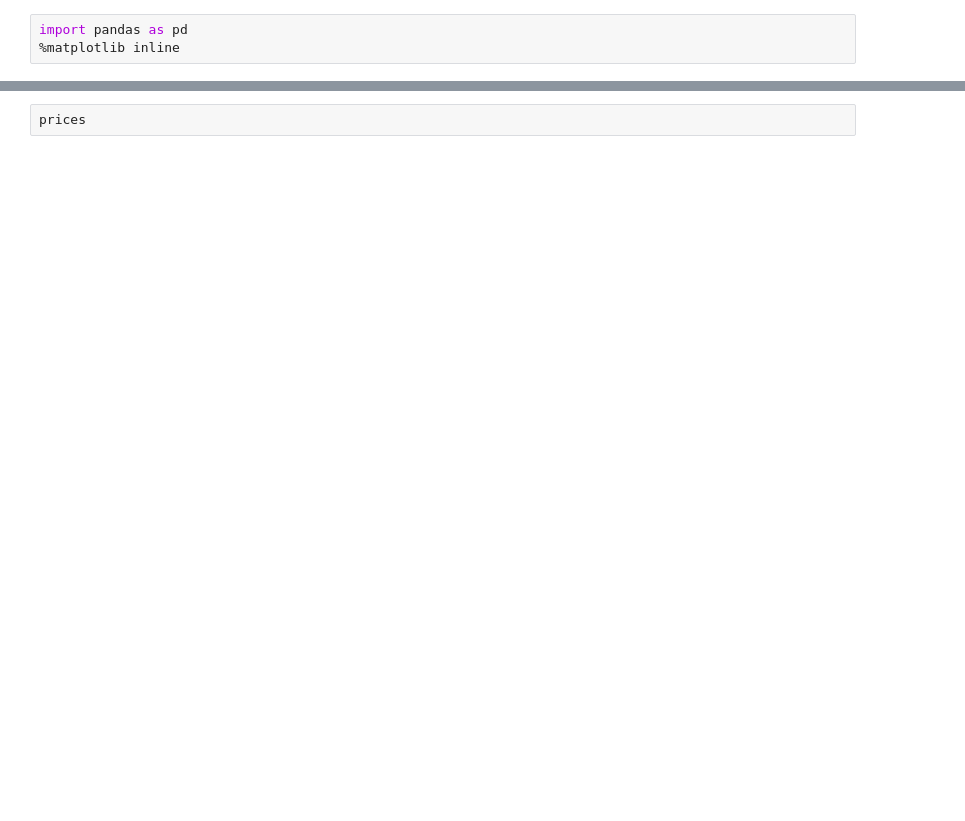
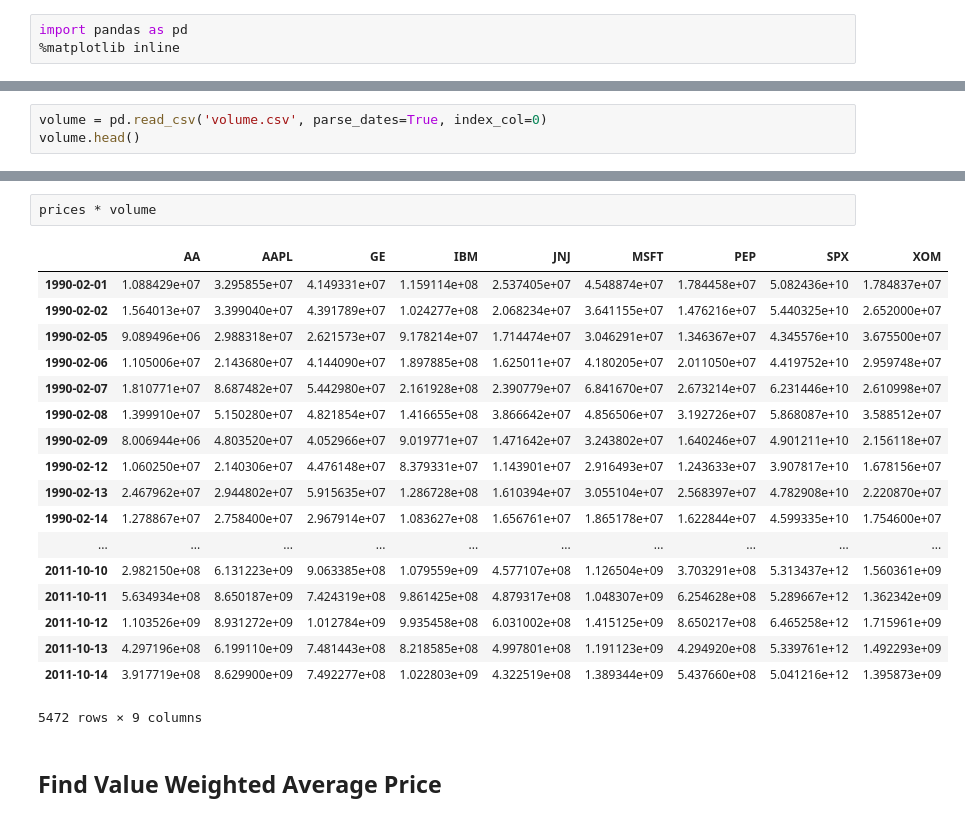
Before and after one commit to kevin11h/Python-for-Data-Analysis, a Jupyter notebook: Chapter-11-Financial-and-Economic-Data-Applications/Financial and Economic Data Applications.ipynb, the cells around one changed output, grey strips where cells are left out. Drawn from its saved outputs; the diff is of its cells as text; blank space fills up the shorter version.

```diff
--- a/Chapter-11-Financial-and-Economic-Data-Applications/Financial and Economic Data Applications.ipynb
+++ b/Chapter-11-Financial-and-Economic-Data-Applications/Financial and Economic Data Applications.ipynb
@@ -14,0 +15,3 @@ prices.head()
+# %%
+volume = pd.read_csv('volume.csv', parse_dates=True, index_col=0)
+volume.head()
@@ -15,2 +25,23 @@ prices.head()
 # %%
-prices
+prices * volume
+# %% [output]
+|  | AA | AAPL | GE | IBM | JNJ | MSFT | PEP | SPX | XOM |
+| 1990-02-01 | 1.088429e+07 | 3.295855e+07 | 4.149331e+07 | 1.159114e+08 | 2.537405e+07 | 4.548874e+07 | 1.784458e+07 | 5.082436e+10 | 1.784837e+07 |
+| 1990-02-02 | 1.564013e+07 | 3.399040e+07 | 4.391789e+07 | 1.024277e+08 | 2.068234e+07 | 3.641155e+07 | 1.476216e+07 | 5.440325e+10 | 2.652000e+07 |
+| 1990-02-05 | 9.089496e+06 | 2.988318e+07 | 2.621573e+07 | 9.178214e+07 | 1.714474e+07 | 3.046291e+07 | 1.346367e+07 | 4.345576e+10 | 3.675500e+07 |
+| 1990-02-06 | 1.105006e+07 | 2.143680e+07 | 4.144090e+07 | 1.897885e+08 | 1.625011e+07 | 4.180205e+07 | 2.011050e+07 | 4.419752e+10 | 2.959748e+07 |
+| 1990-02-07 | 1.810771e+07 | 8.687482e+07 | 5.442980e+07 | 2.161928e+08 | 2.390779e+07 | 6.841670e+07 | 2.673214e+07 | 6.231446e+10 | 2.610998e+07 |
+| 1990-02-08 | 1.399910e+07 | 5.150280e+07 | 4.821854e+07 | 1.416655e+08 | 3.866642e+07 | 4.856506e+07 | 3.192726e+07 | 5.868087e+10 | 3.588512e+07 |
+| 1990-02-09 | 8.006944e+06 | 4.803520e+07 | 4.052966e+07 | 9.019771e+07 | 1.471642e+07 | 3.243802e+07 | 1.640246e+07 | 4.901211e+10 | 2.156118e+07 |
+| 1990-02-12 | 1.060250e+07 | 2.140306e+07 | 4.476148e+07 | 8.379331e+07 | 1.143901e+07 | 2.916493e+07 | 1.243633e+07 | 3.907817e+10 | 1.678156e+07 |
+| 1990-02-13 | 2.467962e+07 | 2.944802e+07 | 5.915635e+07 | 1.286728e+08 | 1.610394e+07 | 3.055104e+07 | 2.568397e+07 | 4.782908e+10 | 2.220870e+07 |
+| 1990-02-14 | 1.278867e+07 | 2.758400e+07 | 2.967914e+07 | 1.083627e+08 | 1.656761e+07 | 1.865178e+07 | 1.622844e+07 | 4.599335e+10 | 1.754600e+07 |
+| ... | ... | ... | ... | ... | ... | ... | ... | ... | ... |
+| 2011-10-10 | 2.982150e+08 | 6.131223e+09 | 9.063385e+08 | 1.079559e+09 | 4.577107e+08 | 1.126504e+09 | 3.703291e+08 | 5.313437e+12 | 1.560361e+09 |
+| 2011-10-11 | 5.634934e+08 | 8.650187e+09 | 7.424319e+08 | 9.861425e+08 | 4.879317e+08 | 1.048307e+09 | 6.254628e+08 | 5.289667e+12 | 1.362342e+09 |
+| 2011-10-12 | 1.103526e+09 | 8.931272e+09 | 1.012784e+09 | 9.935458e+08 | 6.031002e+08 | 1.415125e+09 | 8.650217e+08 | 6.465258e+12 | 1.715961e+09 |
+| 2011-10-13 | 4.297196e+08 | 6.199110e+09 | 7.481443e+08 | 8.218585e+08 | 4.997801e+08 | 1.191123e+09 | 4.294920e+08 | 5.339761e+12 | 1.492293e+09 |
+| 2011-10-14 | 3.917719e+08 | 8.629900e+09 | 7.492277e+08 | 1.022803e+09 | 4.322519e+08 | 1.389344e+09 | 5.437660e+08 | 5.041216e+12 | 1.395873e+09 |
+5472 rows × 9 columns
+# %% [markdown]
+## Find Value Weighted Average Price
```
Also changed, not shown: parts of 11 cells of this notebook.
